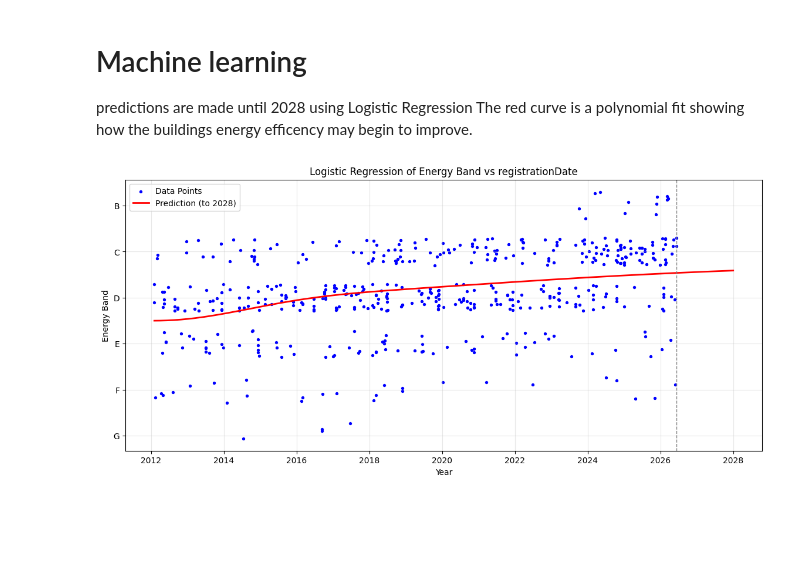
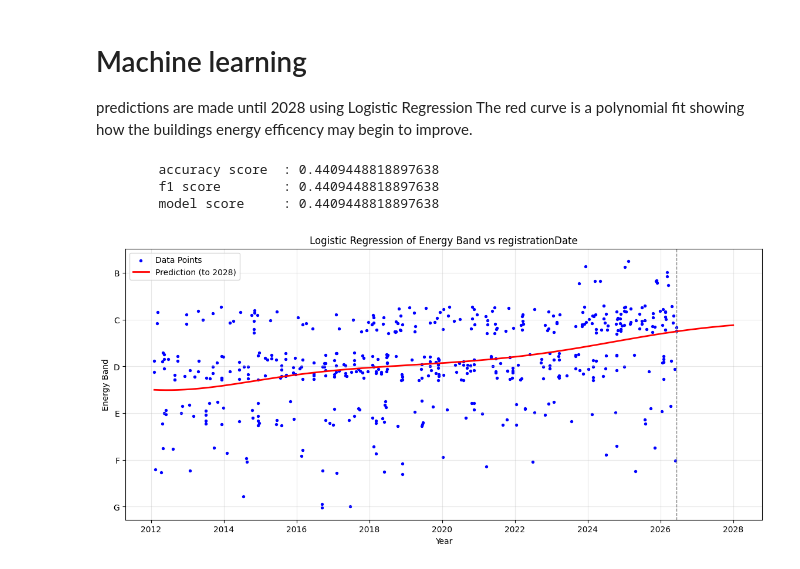
Before and after one commit to WillUniRal/Energy-Ai-consumptions, a Jupyter notebook: COM6003-CW1.ipynb, the cells around one changed output. Saved outputs shown, nothing was run; the diff lists cells and outputs as text; code cells hidden in the pictures; blank space fills up the shorter version.

Commit message:
Added scores and test set

```diff
--- a/COM6003-CW1.ipynb
+++ b/COM6003-CW1.ipynb
@@ -389,35 +401,53 @@ The red curve is a polynomial fit showing how the buildings energy efficency may
 # %%
-import numpy as np
-from sklearn.preprocessing import PolynomialFeatures, LabelEncoder
-from sklearn.linear_model import LogisticRegression
+
+import warnings
+warnings.filterwarnings('ignore')
 
 def plot_polynomial_regression(X, y, feature_name):
-    band_order = ['G', 'F', 'E', 'D', 'C', 'B']
+
 
     # convert datetime to numeric
     X_squeeze = X.squeeze()
     min_date = X_squeeze.min()
     X_days = (X_squeeze - min_date).dt.days.values.reshape(-1, 1)
 
+    poly = PolynomialFeatures(degree=2)
+    X_poly = poly.fit_transform(X_days)
+
     # encode bands
+    band_order = ['G', 'F', 'E', 'D', 'C', 'B']
+
     le = LabelEncoder()
     le.classes_ = np.array(band_order)
     y_encoded = le.transform(y)
 
-    poly = PolynomialFeatures(degree=2)
-    X_poly = poly.fit_transform(X_days)
+    x_train, x_test, y_train, y_test =model_selection.train_test_split(
+    X_poly, y_encoded
+    )
     # multi_class='multinomial', solver='lbfgs' - on by default
+    # saga has 35% ≈ score
+    # lbfgs has 50% ≈ score
     # standard logistic regression uses binomial
-    model = LogisticRegression(max_iter=100, solver='saga')
-    model.fit(X_poly, y_encoded)
+    model = LogisticRegression(max_iter=70)
+    model.fit(x_train, y_train)
 
     end_date = pd.Timestamp('2028-01-01')
     max_days = (end_date - min_date).days
     X_future_days = np.linspace(0, max_days, 500).reshape(-1, 1)
     X_future = poly.transform(X_future_days)
 
+    y_pred = model.predict(x_test)
 
+    scores = f"""
+        accuracy score \t: {metrics.accuracy_score(y_test,y_pred)}
+        f1 score \t: {metrics.f1_score(y_test,y_pred,average="micro")}
+        model score \t: {model.score(x_test,y_test)}
+    """
+    print(scores)
+
+    # y_pred against y_test
     probability = model.predict_proba(X_future)
+
     class_indices = np.arange(len(band_order))
     # average out the probabilites made with dot product
     y_future = probability @ class_indices
@@ -428,31 +458,34 @@ def plot_polynomial_regression(X, y, feature_name):
     X_years = X_days.flatten() / 365.25 + min_year_offset
     X_future_years = X_future_days.flatten() / 365.25 + min_year_offset
 
     jitter = np.random.uniform(-0.3, 0.3, size=len(y_encoded))
 
     plt.figure(figsize=(14, 6))
     plt.scatter(
         X_years,
         y_encoded + jitter,
         color='blue', s=8, label='Data Points'
     )
     plt.plot(
         X_future_years,
         y_future,
         color='red', linewidth=2, label='Prediction (to 2028)'
     )
 
     data_cutoff = X_years.max()
     plt.axvline(data_cutoff, color='grey', linestyle='--', linewidth=1)
 
     plt.yticks(range(len(band_order)), band_order)
     plt.title(f'Logistic Regression of Energy Band vs {feature_name}')
     plt.xlabel('Year')
     plt.ylabel('Energy Band')
     plt.legend()
     plt.grid(alpha=0.3)
     plt.show()
 
 plot_polynomial_regression(school_frame[['registrationDate']], school_frame['currentEnergyEfficiencyBand'], 'registrationDate')
 # %% [output]
+        accuracy score  : 0.4409448818897638
+        f1 score        : 0.4409448818897638
+        model score     : 0.4409448818897638
-[figure, old version]
+[figure, new version]
```
Also changed, not shown: parts of 6 cells of this notebook.
